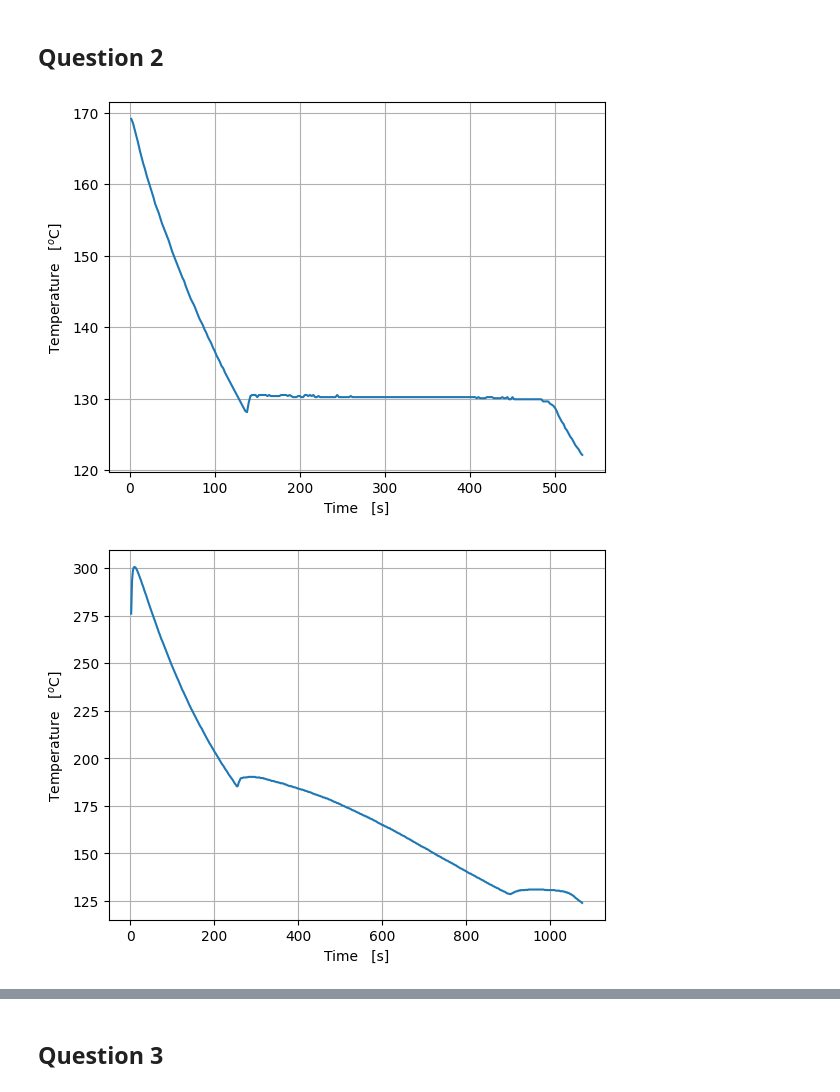
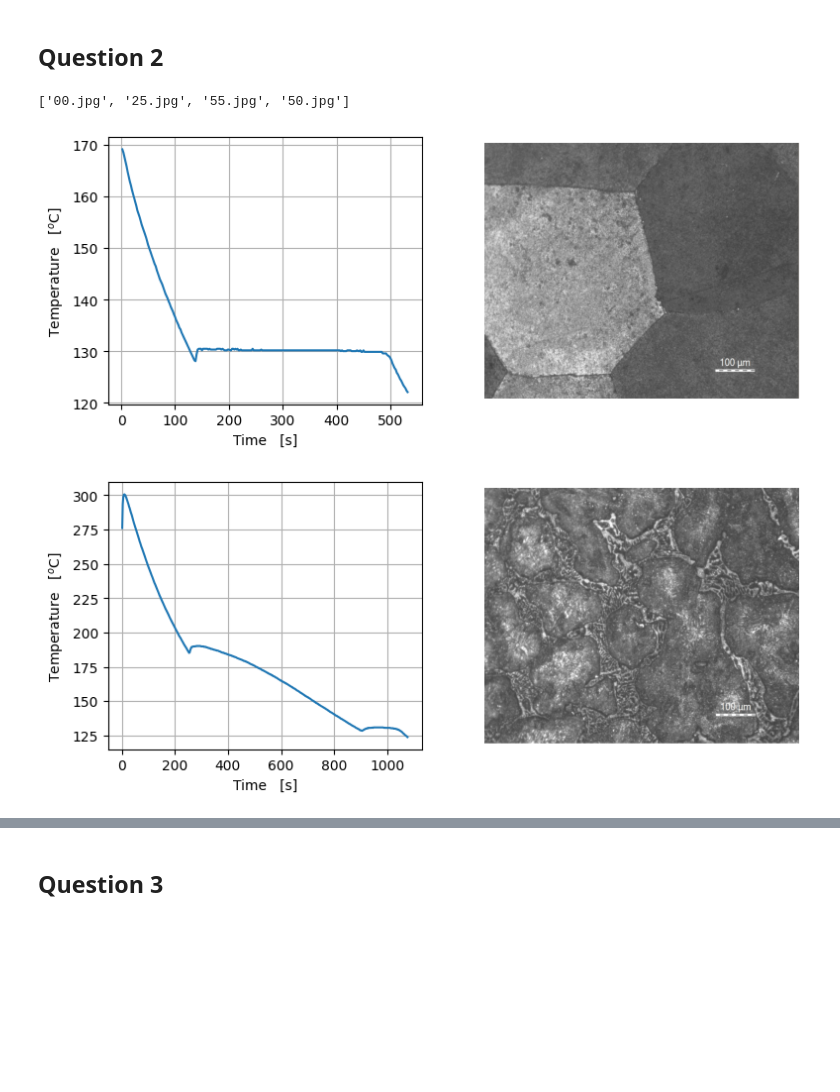
Before and after one commit to nglaser3/NPRE432_Materials, a Jupyter notebook: Lab4/Untitled.ipynb, the cells around one changed output, grey strips where cells are left out. Saved outputs shown, nothing was run; the diff lists cells and outputs as text; code cells hidden in the pictures; blank space fills up the shorter version.

Commit message:
finish data

```diff
--- a/Lab4/Untitled.ipynb
+++ b/Lab4/Untitled.ipynb
@@ -47,11 +53,26 @@ plt.show()
 # %% [markdown]
 ## Question 2
+# %%
+def q2plotter(data,img):
+    image = plt.imread(img)
+    fig,ax = plt.subplot_mosaic([['data','micro']],figsize=(9,3.5))
+    ax['micro'].imshow(image)
+    ax['micro'].axis('off')
+    ax['micro'].set_aspect(1.1)
+
+    ax['data'].plot(data[:,2],data[:,0])
+    ax['data'].grid()
+    ax['data'].set_xlabel('Time   [s]')
+    ax['data'].set_ylabel('Temperature   [$^o$C]')
 # %%
 keys = ['Bi_00','Bi_25','Bi_50','Bi_55']
-for k in keys:
-    q1plotter(D[k])
-    plt.savefig('plots/q2{}.png'.format(k[2:]),dpi=600)
-    plt.show()
+files = glob.glob('*.jpg')
+for k,f in zip(keys,files):
+    q2plotter(D[k],f)
+    #plt.savefig('plots/q2{}.png'.format(k[2:]),dpi=600)
+    #plt.show()
+files
 # %% [output]
+['00.jpg', '25.jpg', '55.jpg', '50.jpg']
-[figure, old version]
+[figure, new version]
-[figure, old version]
+[figure, new version]
```
Also changed, not shown: parts of 2 cells of this notebook, 10 other files.
